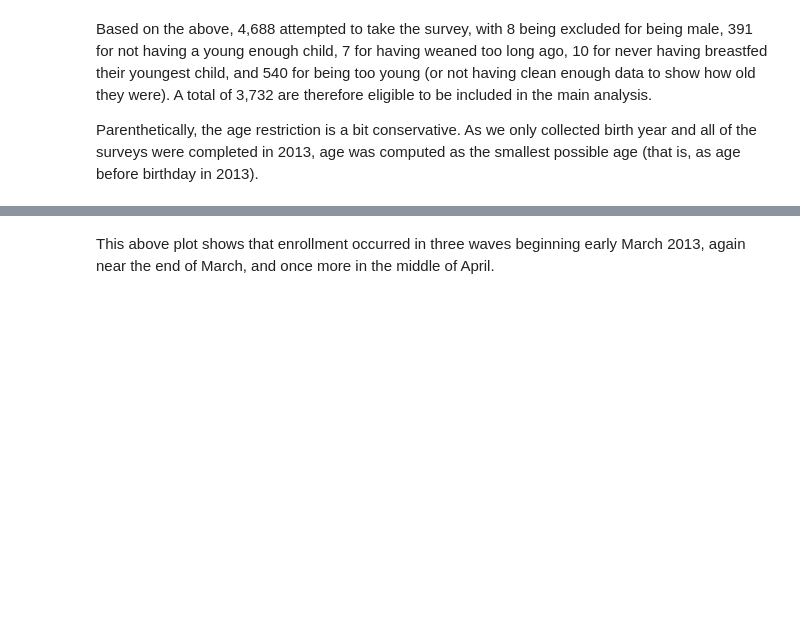
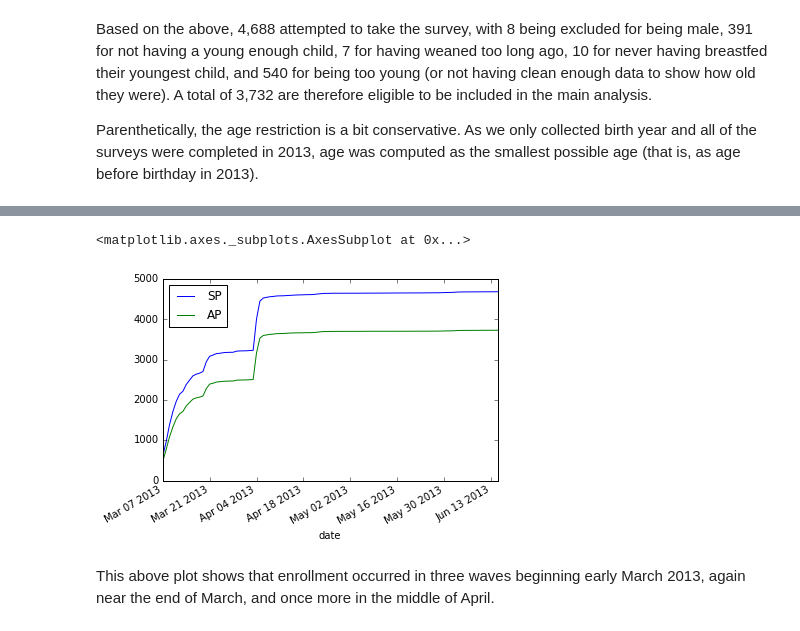
Before and after one commit to timcsimmons/barton-bfsurvey-2013, a Jupyter notebook: programs/2-analysis.ipynb, the cells around one changed output, grey strips where cells are left out. Cells and saved outputs as stored; diff of their text form; code cells hidden in the pictures; blank space fills up the shorter version.

```diff
--- a/programs/2-analysis.ipynb
+++ b/programs/2-analysis.ipynb
@@ -133,3 +135,8 @@ population.groupby('date')['AP'].agg({'screened': np.size, 'enrolled': np.sum}).
+# %%
+enrollment.sum().cumsum().plot()
+# %% [output]
+<matplotlib.axes._subplots.AxesSubplot at 0x...>
+[figure, added]
 # %% [markdown]
 This above plot shows that enrollment occurred in three waves beginning early March 2013, again near the end of March, and once more in the middle of April.
 # %% [markdown]
```
Also changed, not shown: parts of 3 cells of this notebook, 2 other files.
